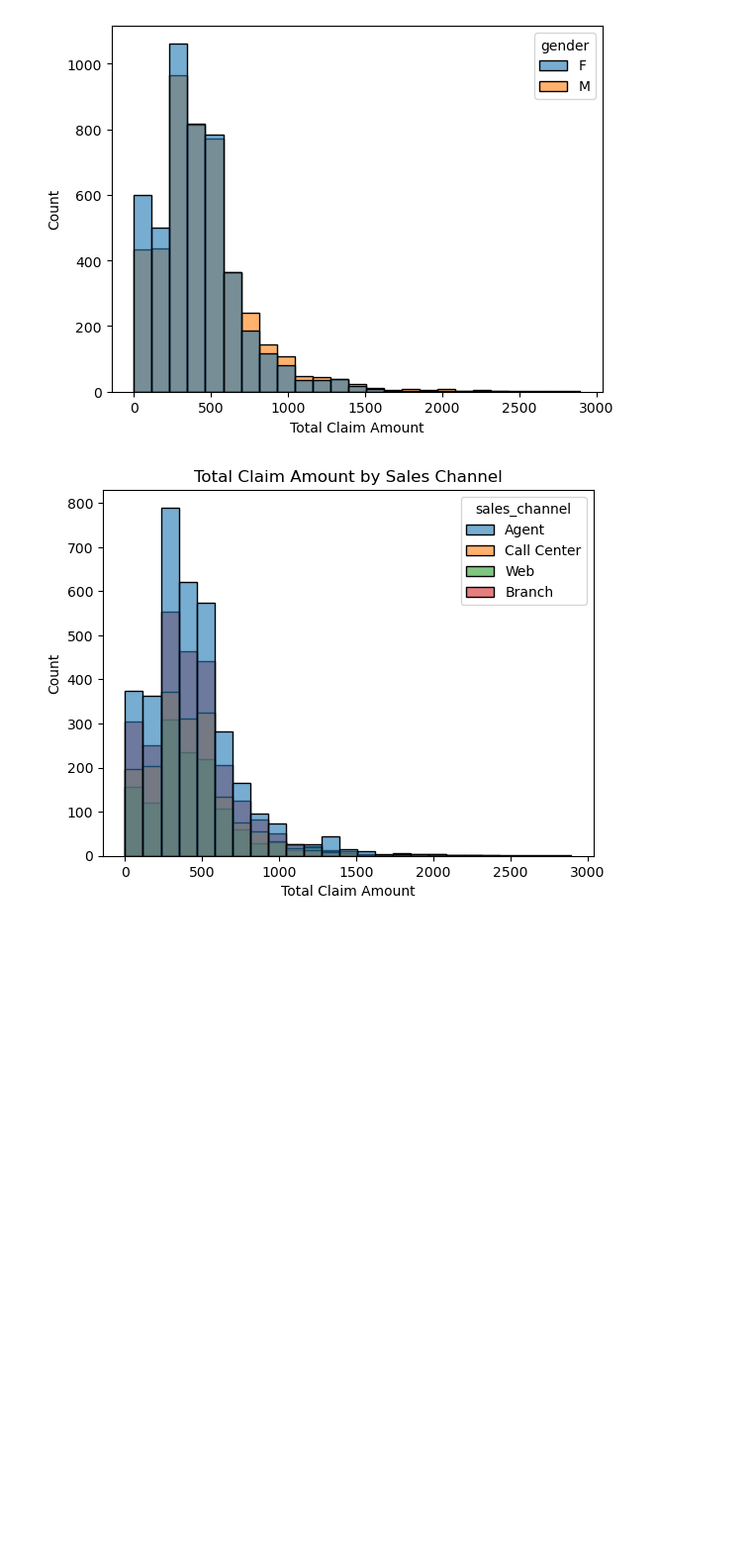
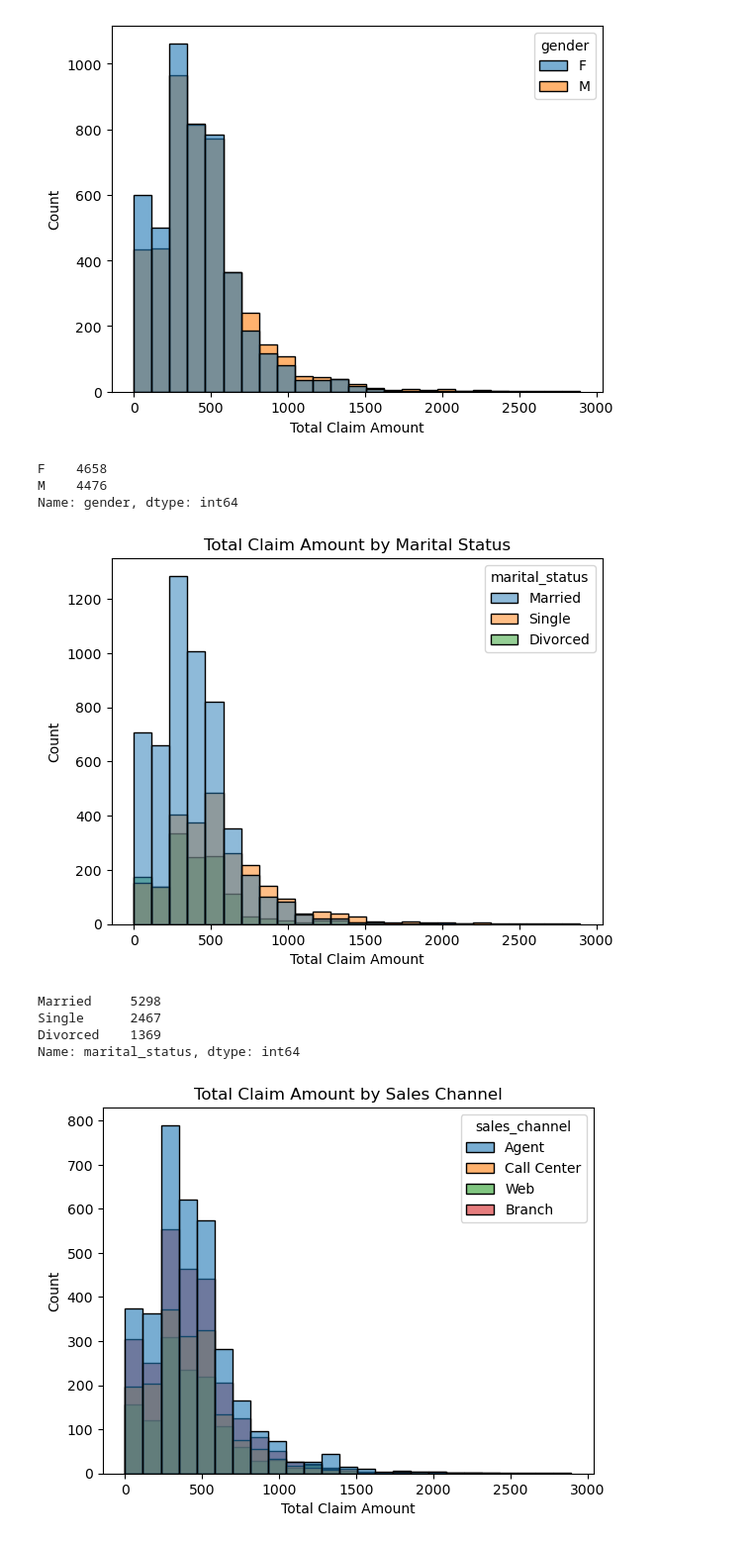
Before and after one commit to ieumann/lab-cleaning-categorical-data, a Jupyter notebook: lab-cleaning-categorical-data.ipynb, the cells around one changed output. Shown: that part at 99% size. Saved outputs shown, nothing was run; the diff lists cells and outputs as text; code cells hidden in the pictures; blank space fills up the shorter version.

```diff
--- a/lab-cleaning-categorical-data.ipynb
+++ b/lab-cleaning-categorical-data.ipynb
@@ -155,6 +155,29 @@ plt.ylabel('Count')
 plt.show()
 # %% [output]
 [figure]
+# %%
+categorical_df['gender'].value_counts()
+# %% [output]
+F    4658
+M    4476
+Name: gender, dtype: int64
+# %%
+sns.histplot(data=customer_df, x='total_claim_amount', hue='marital_status', alpha=0.5, edgecolor='black', bins=25)
+
+plt.xlabel('Total Claim Amount')
+plt.ylabel('Count')
+plt.title('Total Claim Amount by Marital Status')
+
+plt.show()
+# %% [output]
+[figure, added]
+# %%
+categorical_df['marital_status'].value_counts()
+# %% [output]
+Married     5298
+Single      2467
+Divorced    1369
+Name: marital_status, dtype: int64
 # %%
 sns.histplot(data=customer_df, x='total_claim_amount', hue='sales_channel', alpha=0.6, edgecolor='black', bins=25)
 
```
Also changed, not shown: parts of 10 cells of this notebook, 2 other files.
